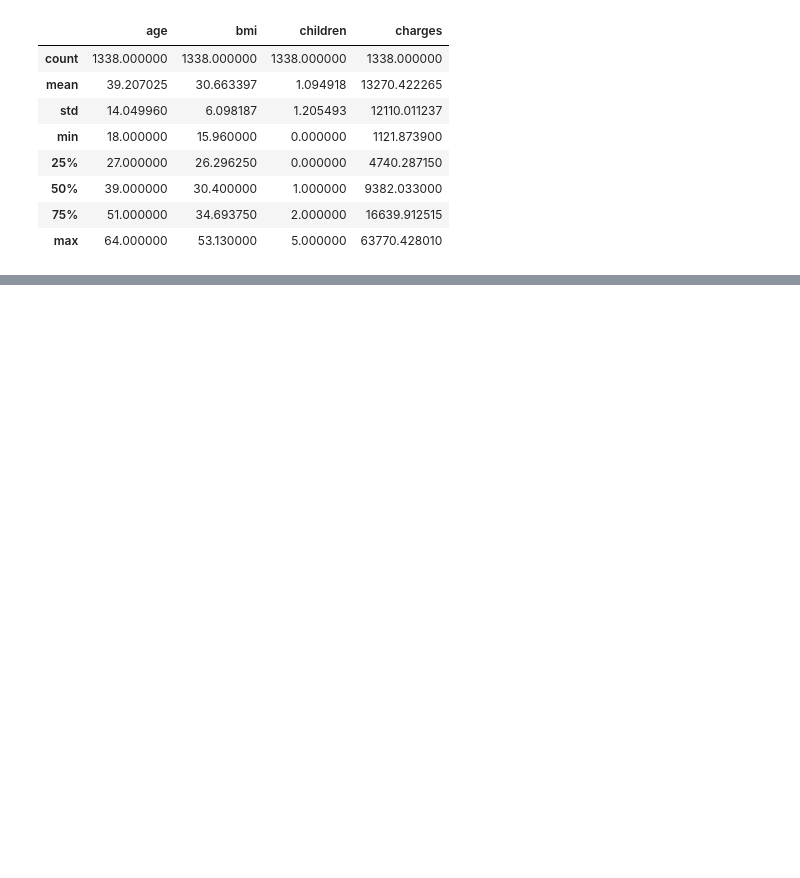
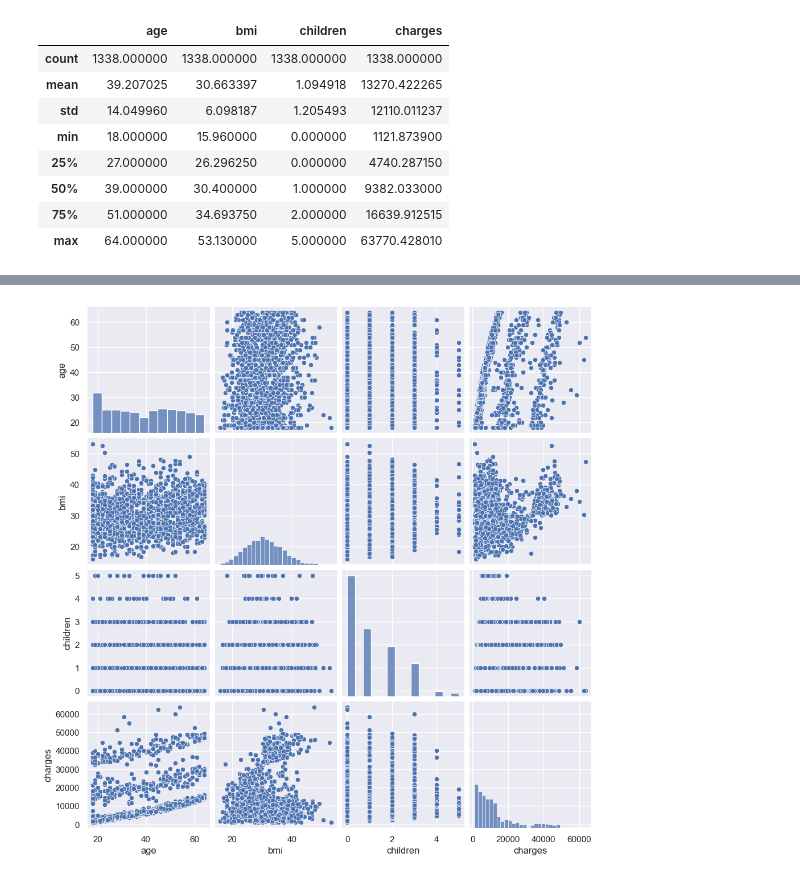
Before and after one commit to palberth/CienciaDatos-MASDI, a Jupyter notebook: Seccion_2/Ejemplo-01/unsurance_cost_regression.ipynb, the cells around one changed output, grey strips where cells are left out. Saved outputs shown, nothing was run; the diff lists cells and outputs as text; code cells hidden in the pictures; blank space fills up the shorter version.

```diff
--- a/Seccion_2/Ejemplo-01/unsurance_cost_regression.ipynb
+++ b/Seccion_2/Ejemplo-01/unsurance_cost_regression.ipynb
@@ -281,0 +218,6 @@ plt.xlabel("region");
+# %%
+# Gráfico de dispersión de las variables numéricas
+sns.pairplot(data, kind='scatter')
+plt.show();
+# %% [output]
+[figure, added]
```
Also changed, not shown: parts of 32 cells of this notebook.
